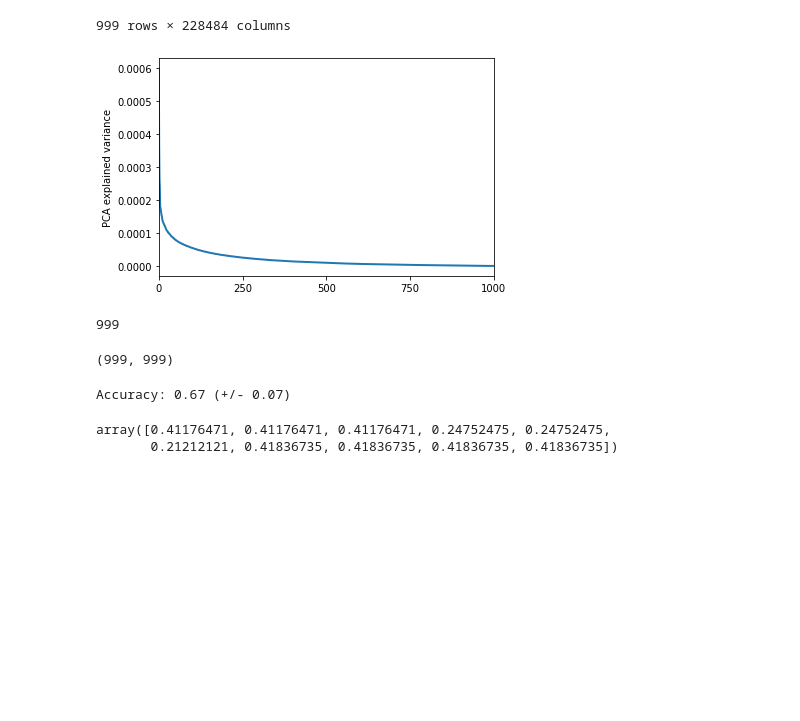
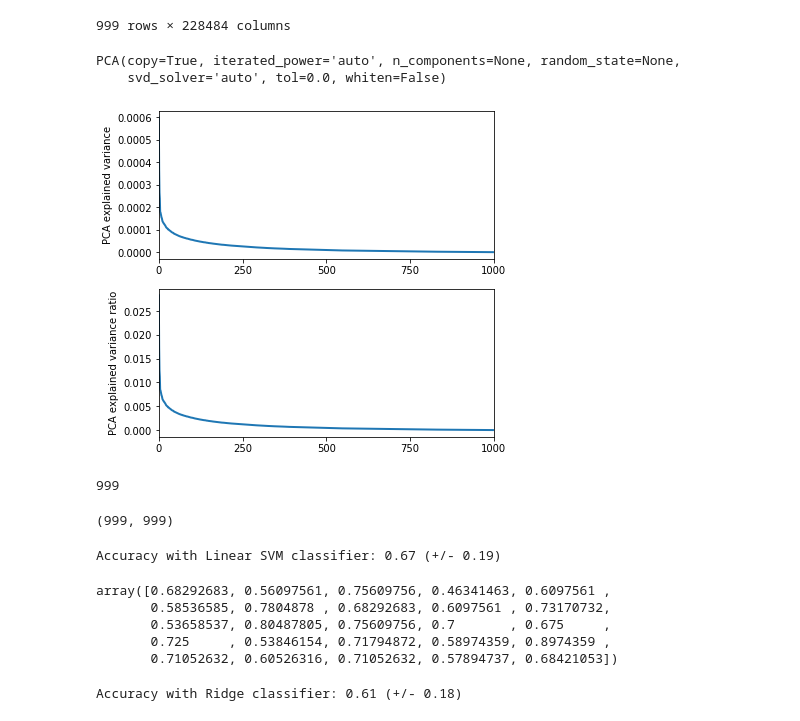
Before and after one commit to yanesja/metaclass, a Jupyter notebook: MetaClass_4classes.ipynb, the cells around one changed output. Drawn from its saved outputs; the diff is of its cells as text; code cells hidden in the pictures; blank space fills up the shorter version.

Commit message:
Update MetaClass_4classes.ipynb
Some cleaning up, and added plots to visualise variance explained by principal components.

```diff
--- a/MetaClass_4classes.ipynb
+++ b/MetaClass_4classes.ipynb
@@ -122,7 +122,8 @@ data_test_classes
 999 rows × 902630 columns
 # %%
 # remove voxels which are zero in all classes
-sub_sampled_data_test_classes = data_test_classes.loc[:, (data_test_classes != 0).any(axis=0)]
+zero_voxels = (data_test_classes != 0).any(axis=0)
+sub_sampled_data_test_classes = data_test_classes.loc[:, zero_voxels]
 sub_sampled_data_test_classes
 # %% [output]
 |  | 93491 | 93492 | 93493 | 93582 | 93583 | 93672 | 93673 | 93674 | 93764 | 102954 | ... | ... |
@@ -149,16 +150,25 @@ import matplotlib.pyplot as plt
 pca = decomposition.PCA()
 y = sub_sampled_data_test_classes.iloc[:,-1].values
 X_raw = sub_sampled_data_test_classes.iloc[:,:-1].values
+pca.fit(X_raw)
+# %% [output]
+PCA(copy=True, iterated_power='auto', n_components=None, random_state=None,
+    svd_solver='auto', tol=0.0, whiten=False)
 # %%
-pca.fit(X_raw)
-plt.plot(pca.explained_variance_, linewidth=2)
-plt.ylabel('PCA explained variance')
-plt.xticks(np.arange(0, 1001, 250))
-plt.xlim([0,1000])
+fig, (ax0, ax1) = plt.subplots(nrows=2, figsize=(6, 6))
+ax0.plot(pca.explained_variance_, linewidth=2)
+ax0.set_ylabel('PCA explained variance')
+ax0.set_xticks(np.arange(0, 1001, 250))
+ax0.set_xlim([0,1000])
+
+ax1.plot(pca.explained_variance_ratio_, linewidth=2)
+ax1.set_ylabel('PCA explained variance ratio')
+ax1.set_xticks(np.arange(0, 1001, 250))
+ax1.set_xlim([0,1000])
 plt.show()
 pca.n_components_
 # %% [output]
-[figure, old version]
+[figure, new version]
 999
 # %%
 from sklearn import svm
@@ -169,14 +179,23 @@ X.shape
 # %% [output]
 (999, 999)
 # %%
-clf = svm.LinearSVC(max_iter = 10000, class_weight = 'balanced')
+clf_svc = svm.LinearSVC(max_iter = 10000, class_weight = 'balanced')
 # clf = RidgeClassifier(alpha=100, class_weight = 'balanced')
-scores = cross_val_score(clf, X, y, cv=10)
-print("Accuracy: %0.2f (+/- %0.2f)" % (scores.mean(), scores.std() * 2))
+scores_svc = cross_val_score(clf_svc, X, y, cv=25)
+print("Accuracy with Linear SVM classifier: %0.2f (+/- %0.2f)" % (scores_svc.mean(), scores_svc.std() * 2))
 # %% [output]
-Accuracy: 0.67 (+/- 0.07)
+Accuracy with Linear SVM classifier: 0.67 (+/- 0.19)
-# %%
-scores
-# %% [output]
-array([0.41176471, 0.41176471, 0.41176471, 0.24752475, 0.24752475,
-       0.21212121, 0.41836735, 0.41836735, 0.41836735, 0.41836735])
+# %%
+scores_svc
+# %% [output]
+array([0.68292683, 0.56097561, 0.75609756, 0.46341463, 0.6097561 ,
+       0.58536585, 0.7804878 , 0.68292683, 0.6097561 , 0.73170732,
+       0.53658537, 0.80487805, 0.75609756, 0.7       , 0.675     ,
+       0.725     , 0.53846154, 0.71794872, 0.58974359, 0.8974359 ,
+       0.71052632, 0.60526316, 0.71052632, 0.57894737, 0.68421053])
+# %%
+clf_ridge = RidgeClassifier(alpha=100, class_weight = 'balanced')
+scores_ridge = cross_val_score(clf_ridge, X, y, cv=25)
+print("Accuracy with Ridge classifier: %0.2f (+/- %0.2f)" % (scores_ridge.mean(), scores_ridge.std() * 2))
+# %% [output]
+Accuracy with Ridge classifier: 0.61 (+/- 0.18)
```
Also changed, not shown: parts of 2 cells of this notebook.
